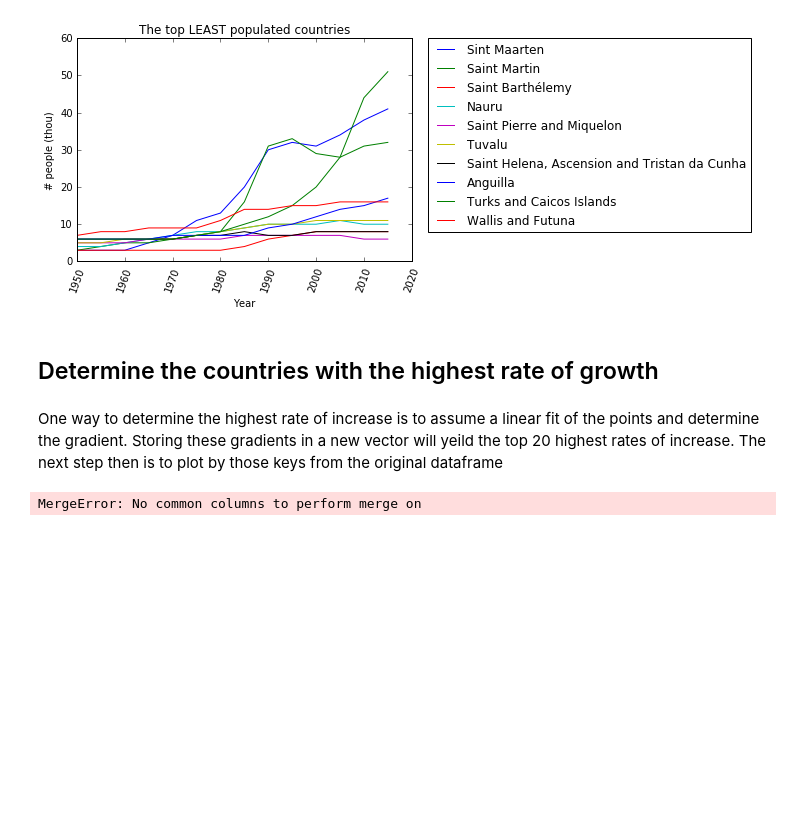
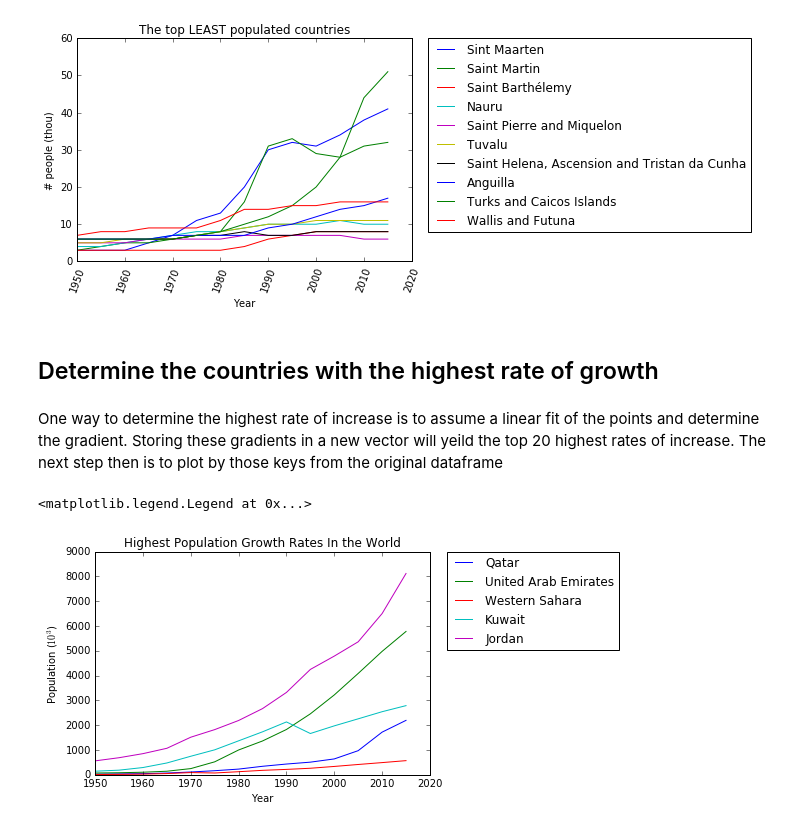
Before and after one commit to akiva111/Project1, a Jupyter notebook: WikiWorldStats.ipynb, the cells around one changed output. Drawn from its saved outputs; the diff is of its cells as text; code cells hidden in the pictures; blank space fills up the shorter version.

```diff
--- a/WikiWorldStats.ipynb
+++ b/WikiWorldStats.ipynb
@@ -148,12 +148,22 @@ plt.title("The top LEAST populated countries")
 ## Determine the countries with the highest rate of growth
 # %% [markdown]
 One way to determine the highest rate of increase is to assume a linear fit of the points and determine the gradient. Storing these gradients in a new vector will yeild the top 20 highest rates of increase. The next step then is to plot by those keys from the original dataframe
-# %%
-# Determine the gradients across each row by 2015 - 1950
-gradientvector=[]
-for i in range(len(mydata.index)):
-    gradientvector.append((mydata.ix[i][-1]-mydata.ix[i][0])/mydata.ix[i][0])
-gradientvector = DataFrame(gradientvector, columns=['Gradient'], index=[mydata.index])
-newdata = pd.merge(mydata, gradientvector, how='cross')
-# %% [output]
-MergeError: No common columns to perform merge on
+# %%
+mydata['gradient']=((mydata['2015'] - mydata['1950'])/mydata['1950'])
+#mydata.head()
+# sort by gradient
+top_pop_increase = mydata.sort_values(['gradient'], ascending=False)
+#top_pop_increase.head()
+# plot the top 10 vs the last 10
+top_pop_increase =  top_pop_increase.drop('gradient',1)
+rate_compare = top_pop_increase.index[0:5]
+for country in rate_compare:
+    row = top_pop_increase.ix[country]
+    plt.plot(row.index, row, label=row.name)
+plt.xlabel('Year')
+plt.ylabel('Population ($10^3$)')
+plt.title('Highest Population Growth Rates In the World')
+plt.legend(bbox_to_anchor=(1.05,1), loc=2, borderaxespad=0)
+# %% [output]
+<matplotlib.legend.Legend at 0x...>
+[figure, added]
```
Also changed, not shown: parts of 4 cells of this notebook.
